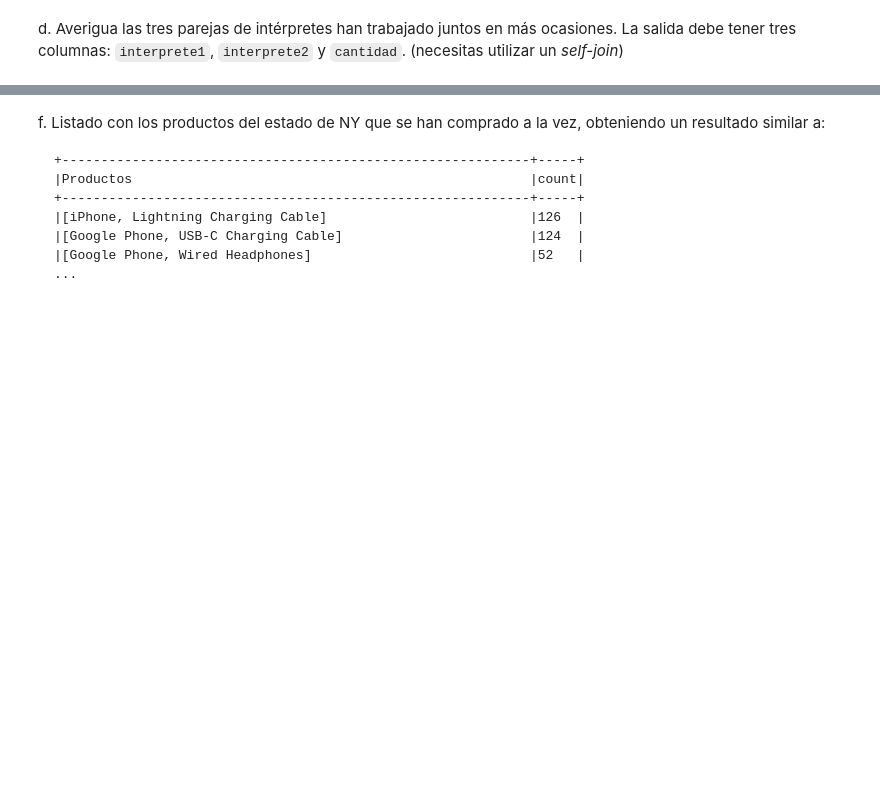
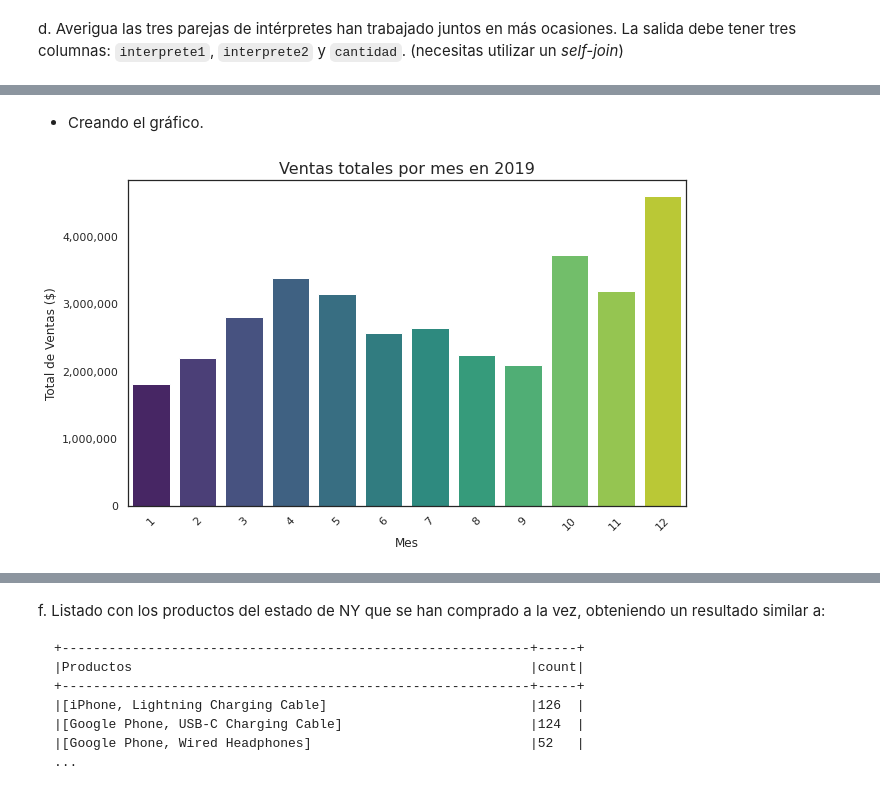
Before and after one commit to leo-narvaez/dataframes-api, a Jupyter notebook: solutions/notebook.ipynb, the cells around one changed output, grey strips where cells are left out. Cells and saved outputs as stored; diff of their text form; code cells hidden in the pictures; blank space fills up the shorter version.

```diff
--- a/solutions/notebook.ipynb
+++ b/solutions/notebook.ipynb
@@ -1430,0 +1770,6 @@ esquema = StructType([
+# %%
+# Leer solo los datos de 2019 desde el directorio particionado
+df_2019 = spark.read.parquet("/dbfs/salesoutput/Year=2019")
+
+# Ver los registros para comprobar que los datos fueron cargados correctamente
+df_2019.show(10, truncate=10)
@@ -1430,0 +1797,8 @@ esquema = StructType([
+# %%
+from pyspark.sql.functions import col
+
+# Crear una nueva columna "Total Sales" multiplicando el precio por la cantidad de unidades
+df_2019_with_sales = df_2019.withColumn("TotalSales", col("PriceEach") * col("QuantityOrdered"))
+
+# Ver los primeros 5 registros para comprobar la columna agregada
+df_2019_with_sales.select("OrderDate", "Product", "QuantityOrdered", "PriceEach", "TotalSales").show(10, truncate=10)
@@ -1430,0 +1823,9 @@ esquema = StructType([
+# %%
+# Agrupar por mes y año y sumar las ventas totales
+df_monthly_sales = df_2019_with_sales.groupBy("Month").sum("TotalSales").withColumnRenamed("sum(TotalSales)", "TotalSales")
+
+# Ordenar los meses de manera ascendente
+df_monthly_sales = df_monthly_sales.orderBy("Month")
+
+# Ver los primeros 5 registros para comprobar
+df_monthly_sales.show(12)
@@ -1431,2 +1849,27 @@ esquema = StructType([
+# %% [markdown]
+- Creando el gráfico.
+# %%
+import matplotlib.pyplot as plt
+import seaborn as sns
+from matplotlib.ticker import FuncFormatter
+
+# Convertir el DataFrame de Spark a Pandas para usar seaborn
+df_monthly_sales_pd = df_monthly_sales.toPandas()
+
+# Crear un gráfico de barras usando seaborn
+plt.figure(figsize=(10, 6))
+sns.barplot(x="Month", y="TotalSales", data=df_monthly_sales_pd, palette="viridis")
+
+# Formatear el eje Y para que muestre los números completos sin notación científica
+plt.gca().yaxis.set_major_formatter(FuncFormatter(lambda x, _: f'{x:,.0f}'))
+
+# Añadir títulos y etiquetas
+plt.title("Ventas totales por mes en 2019", fontsize=16)
+plt.xlabel("Mes", fontsize=12)
+plt.ylabel("Total de Ventas ($)", fontsize=12)
+plt.xticks(rotation=45)  # Para hacer más legibles las etiquetas de los meses
+plt.show()
+# %% [output]
+[figure, added]
 # %% [markdown]
   d. Obtén un gráfico con las 10 ciudades que más unidades han vendido.
```
Also changed, not shown: parts of 89 cells of this notebook.
